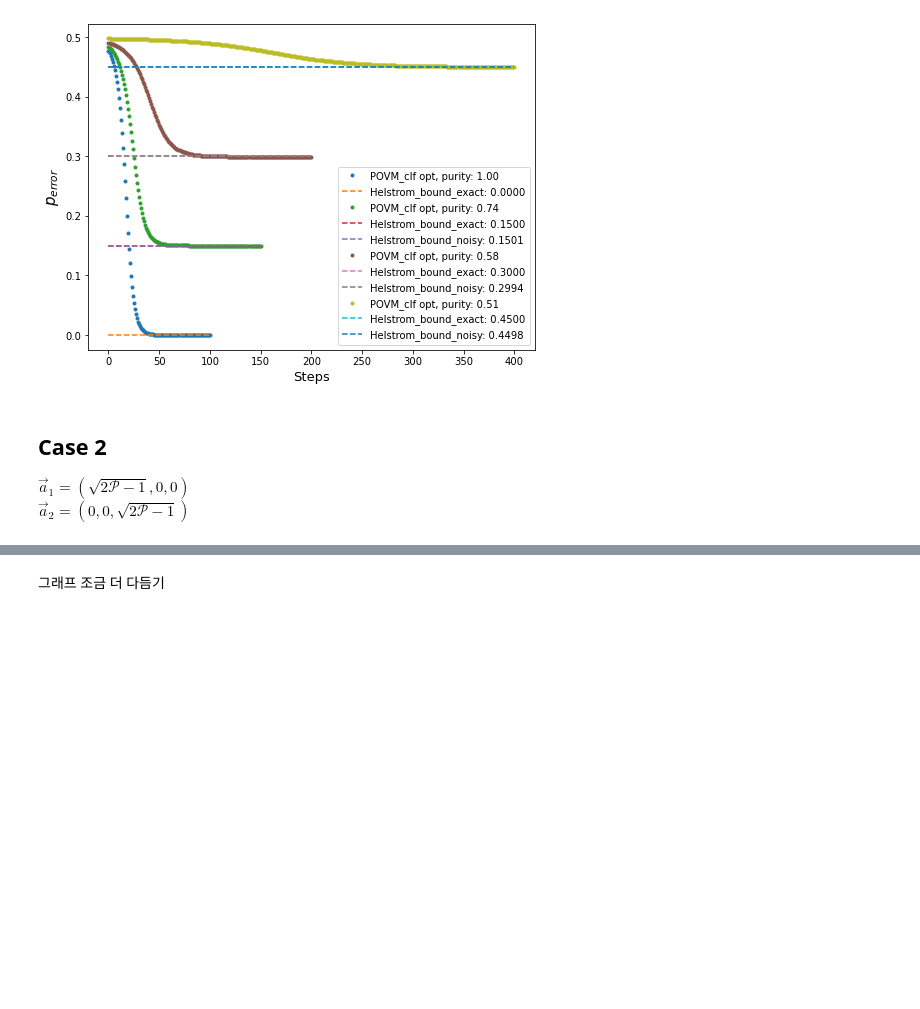
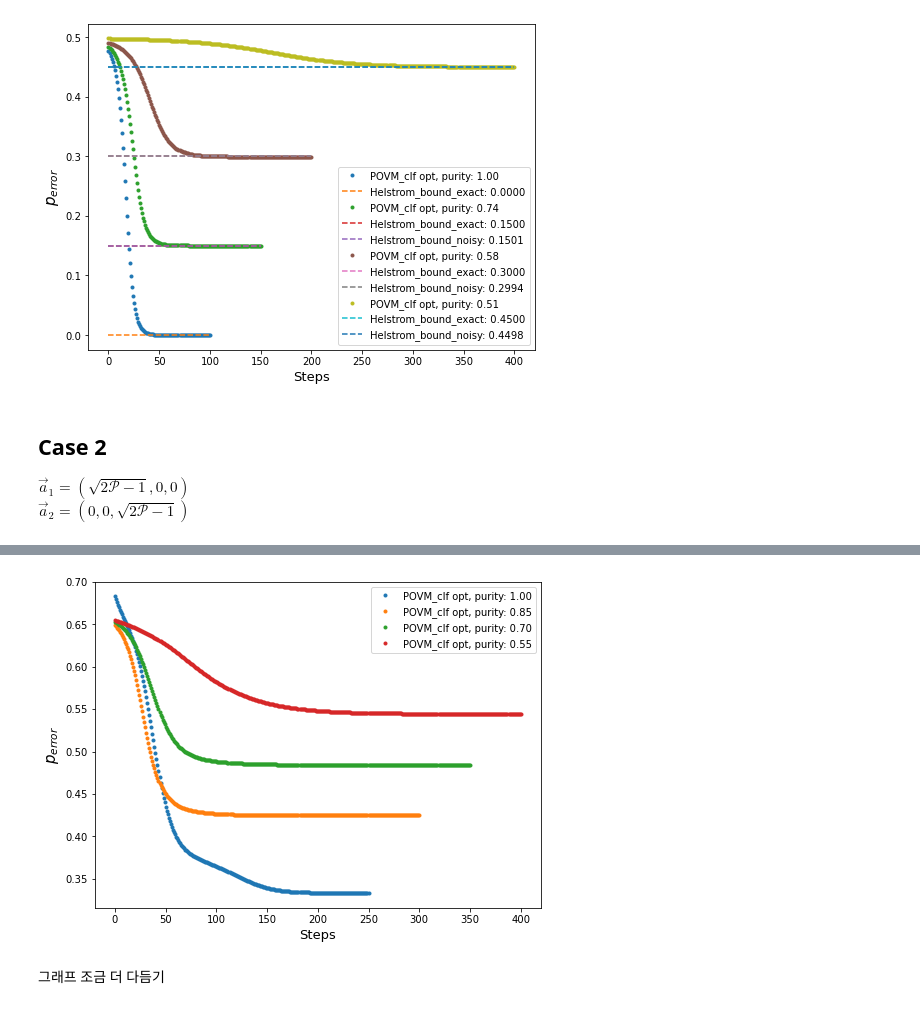
Before and after one commit to dkleeqc/vqsd, a Jupyter notebook: povm_clf.ipynb, the cells around one changed output, grey strips where cells are left out. Drawn from its saved outputs; the diff is of its cells as text; code cells hidden in the pictures; blank space fills up the shorter version.

```diff
--- a/povm_clf.ipynb
+++ b/povm_clf.ipynb
@@ -309,3 +369,37 @@ plt.show()
+# %%
+n_qubit = 4
+wires = [0, 1, 2, 3]
+n_outcome = 3
+devs = [qml.device('default.qubit', wires=n_qubit)] * n_outcome
+
+cost_list= []
+purities = [1, 0.85, 0.7, 0.55]
+steps = [250, 300, 350, 400]
+
+state_vecs = [[1/np.sqrt(2), np.exp(1j*2*np.pi/3)/np.sqrt(2)], [1/np.sqrt(2), 1/np.sqrt(2)], [1/np.sqrt(2), np.exp(-1j*2*np.pi/3)/np.sqrt(2)]]
+bloch_vecs = [state_2_bloch(state_vecs[i]) for i in range(n)]
+bloch_vecs = [[np.sqrt(2*p-1) * bloch_vecs[n][i] for i in range(3)] for n in range(n)]
+for i, p in enumerate(purities):
+
+    if p == 1:
+        classifier =POVM_clf(3, wires[:3], bloch_vecs, devs[:3])
+        cost_list.append(classifier.run_opt(steps[i]))
+
+    else:
+        classifier = POVM_clf(3, wires, bloch_vecs, devs)
+        cost_list.append(classifier.run_opt(steps[i]))
+# %%
+plt.figure(figsize=(8,6))
+for i in range(len(cost_list)):
+    plt.plot(list(range(steps[i]+1)), cost_list[i], '.', label="POVM_clf opt, purity:{: .2f}".format((purities[i])))
+
+plt.xlabel('Steps', fontsize=13)
+plt.ylabel(r'$p_{error}$', fontsize=15)
+plt.legend()
+plt.savefig('result3png', bbox_inches='tight', transparent=True)
+plt.show()
+# %% [output]
+[figure, added]
 # %% [markdown]
 그래프 조금 더 다듬기
 # %% [markdown]
```
Also changed, not shown: parts of 19 cells of this notebook.
